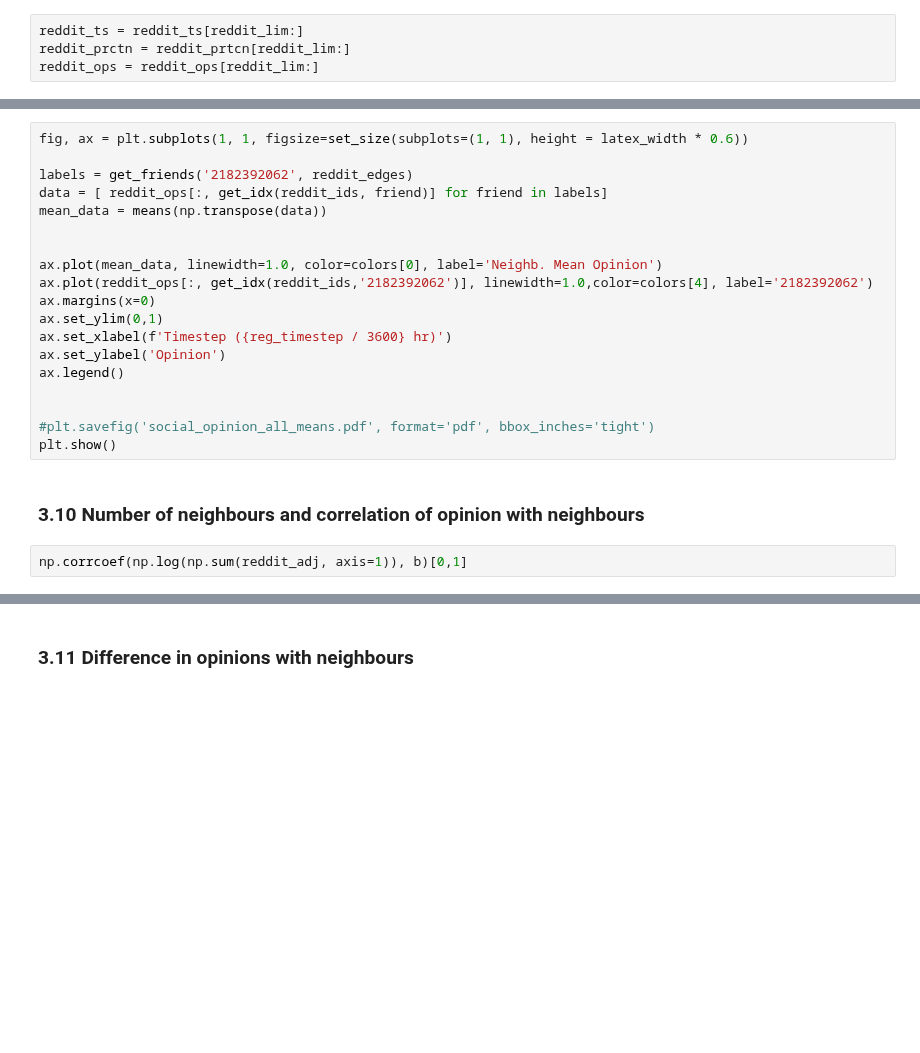
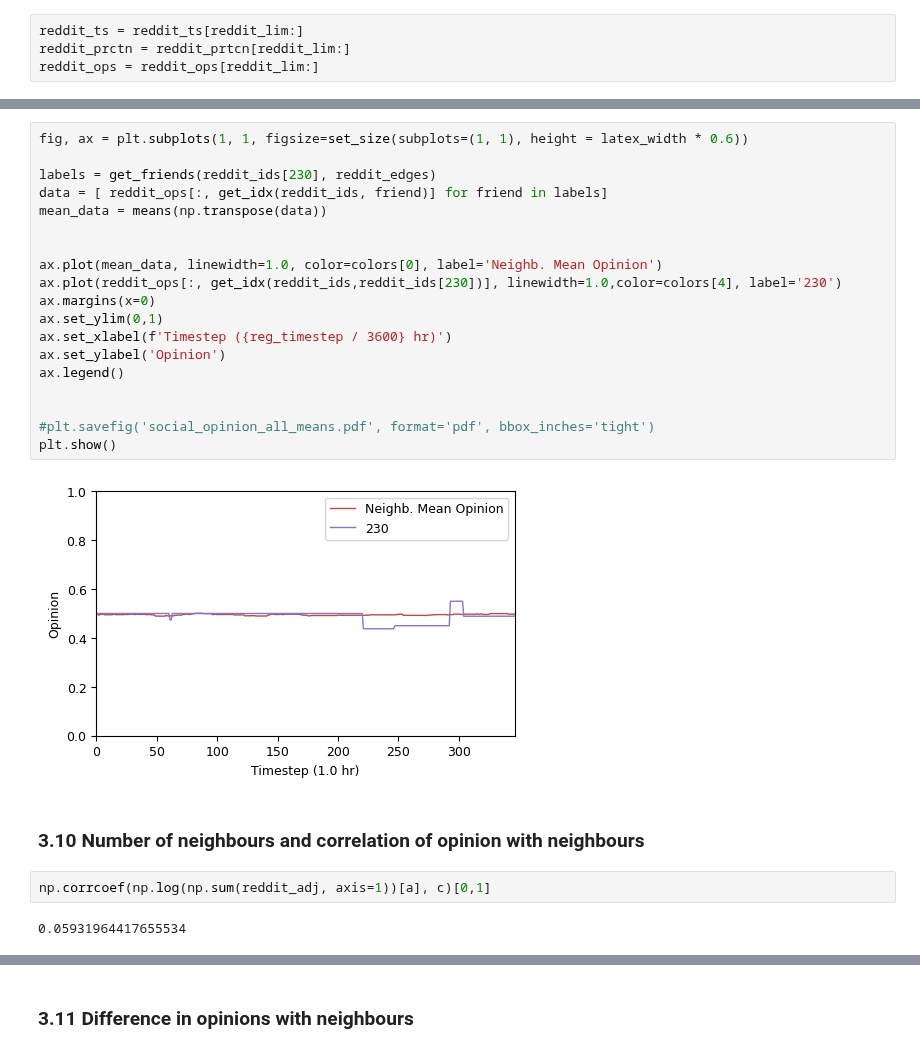
Before and after one commit to J0HNN7G/politic-polar-epsrc, a Jupyter notebook: exploration.ipynb, the cells around one changed output, grey strips where cells are left out. Drawn from its saved outputs; the diff is of its cells as text; blank space fills up the shorter version.

```diff
--- a/exploration.ipynb
+++ b/exploration.ipynb
@@ -1755,24 +1784,28 @@ plt.show()
 # %%
 fig, ax = plt.subplots(1, 1, figsize=set_size(subplots=(1, 1), height = latex_width * 0.6))
 
-labels = get_friends('2182392062', reddit_edges)
+labels = get_friends(reddit_ids[230], reddit_edges)
 data = [ reddit_ops[:, get_idx(reddit_ids, friend)] for friend in labels]
 mean_data = means(np.transpose(data))
 
 
 ax.plot(mean_data, linewidth=1.0, color=colors[0], label='Neighb. Mean Opinion')
-ax.plot(reddit_ops[:, get_idx(reddit_ids,'2182392062')], linewidth=1.0,color=colors[4], label='2182392062')
+ax.plot(reddit_ops[:, get_idx(reddit_ids,reddit_ids[230])], linewidth=1.0,color=colors[4], label='230')
 ax.margins(x=0)
 ax.set_ylim(0,1)
 ax.set_xlabel(f'Timestep ({reg_timestep / 3600} hr)')
 ax.set_ylabel('Opinion')
 ax.legend()
 
 
 #plt.savefig('social_opinion_all_means.pdf', format='pdf', bbox_inches='tight')
 plt.show()
+# %% [output]
+[figure, added]
 # %% [markdown]
 ### 3.10 Number of neighbours and correlation of opinion with neighbours
 # %%
-np.corrcoef(np.log(np.sum(reddit_adj, axis=1)), b)[0,1]
+np.corrcoef(np.log(np.sum(reddit_adj, axis=1))[a], c)[0,1]
+# %% [output]
+0.05931964417655534
 # %%
```
Also changed, not shown: parts of 28 cells of this notebook, 1 other file.
